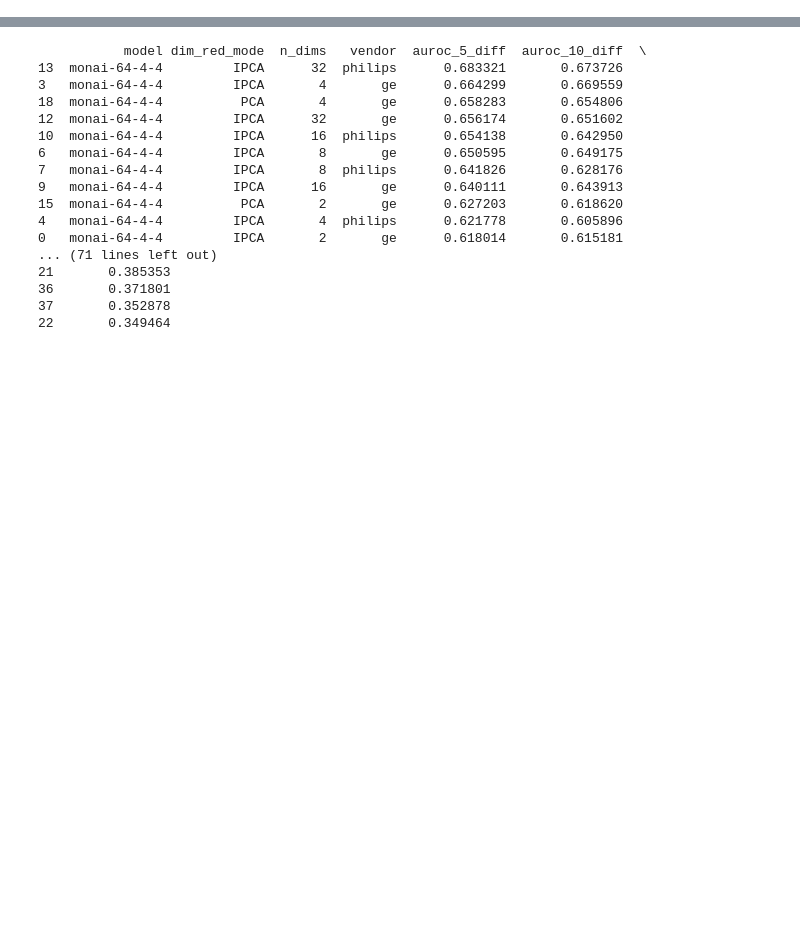
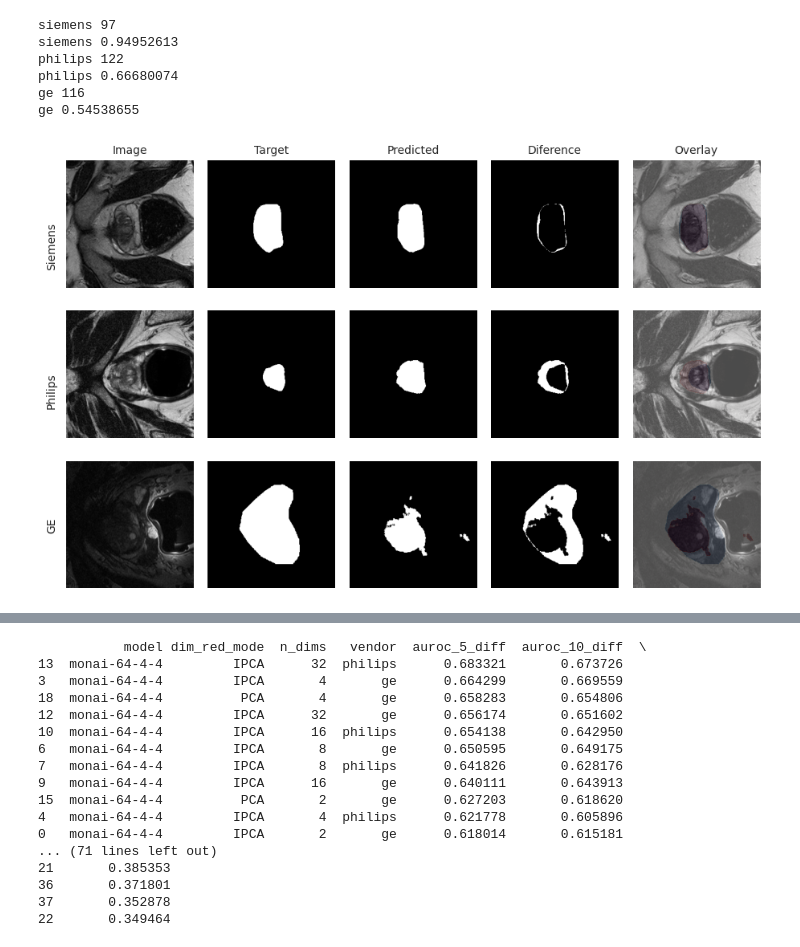
Before and after one commit to sgomezru/DSSQ, a Jupyter notebook: notebooks/analysis.ipynb, the cells around one changed output, grey strips where cells are left out. Saved outputs shown, nothing was run; the diff lists cells and outputs as text; code cells hidden in the pictures; blank space fills up the shorter version.

```diff
--- a/notebooks/analysis.ipynb
+++ b/notebooks/analysis.ipynb
@@ -5,0 +231,10 @@ import seaborn as sns
+# %%
+plot_idx(97, 122, 116)
+# %% [output]
+siemens 97
+siemens 0.94952613
+philips 122
+philips 0.66680074
+ge 116
+ge 0.54538655
+[figure, added]
```
Also changed, not shown: parts of 17 cells of this notebook, 2 other files.
